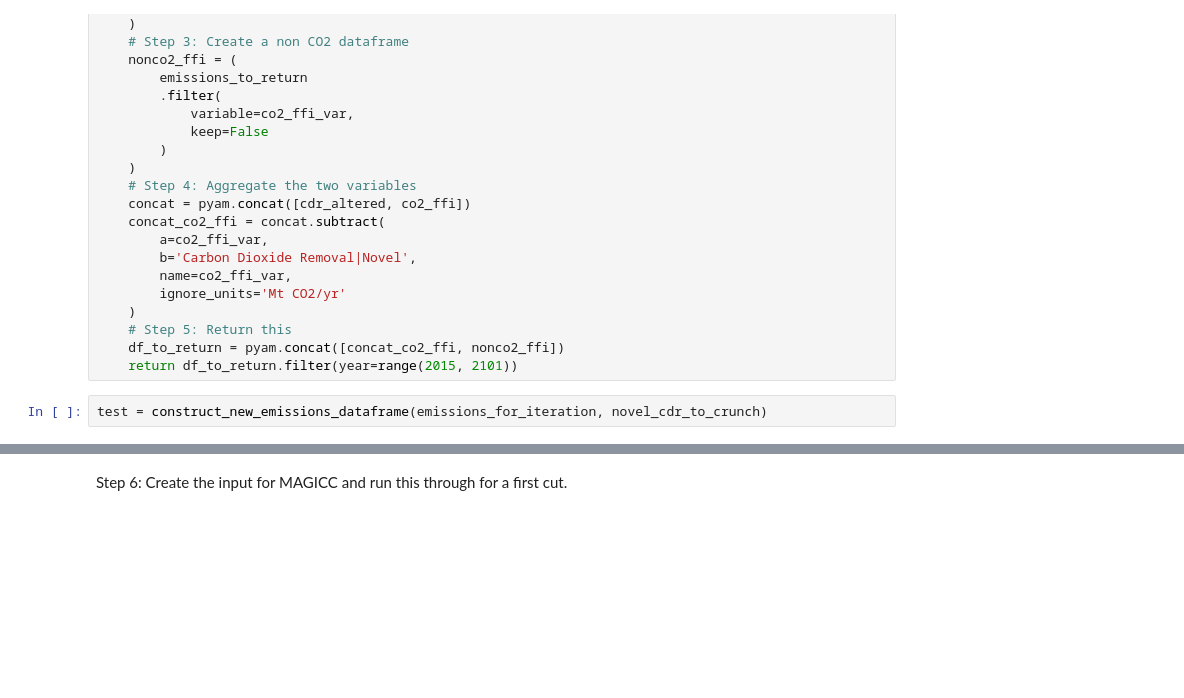
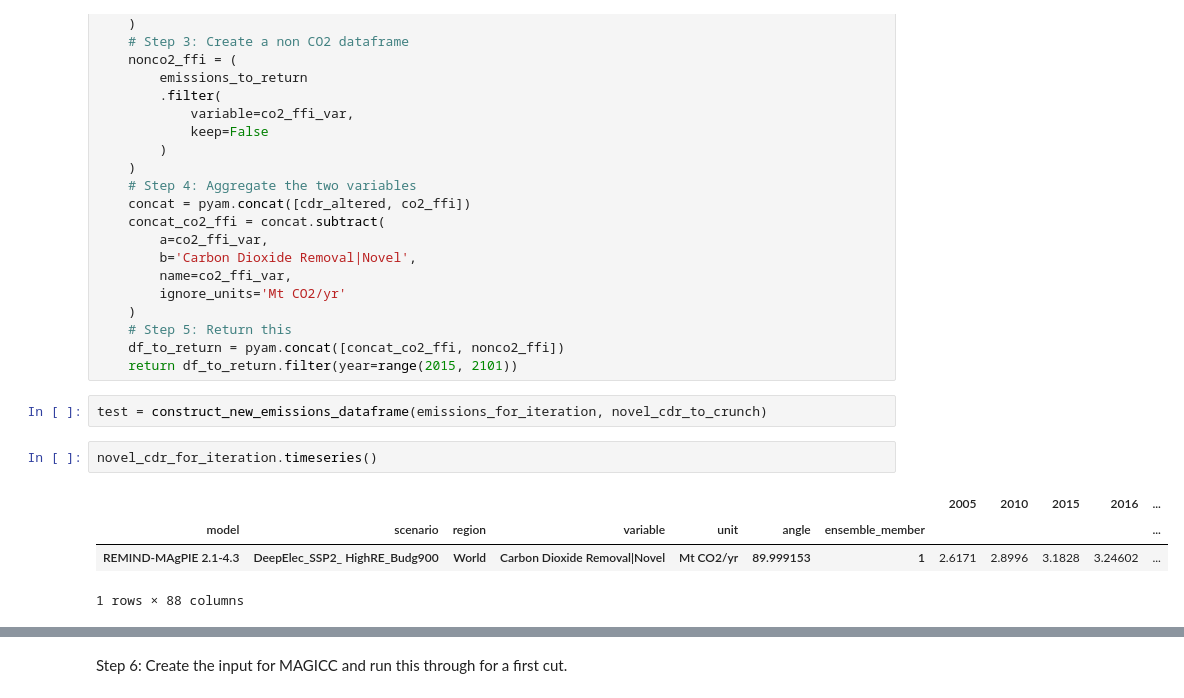
Before and after one commit to gaurav-ganti/cdr_climate_uncertainty, a Jupyter notebook: notebooks/403_iterate_for_cdr.ipynb, the cells around one changed output, grey strips where cells are left out. Saved outputs shown, nothing was run; the diff lists cells and outputs as text; blank space fills up the shorter version.

```diff
--- a/notebooks/403_iterate_for_cdr.ipynb
+++ b/notebooks/403_iterate_for_cdr.ipynb
@@ -205,6 +205,13 @@ def construct_new_emissions_dataframe(
     return df_to_return.filter(year=range(2015, 2101))
 # %%
 test = construct_new_emissions_dataframe(emissions_for_iteration, novel_cdr_to_crunch)
+# %%
+novel_cdr_for_iteration.timeseries()
+# %% [output]
+|  |  |  |  |  |  |  | 2005 | 2010 | 2015 | 2016 | ... |
+| model | scenario | region | variable | unit | angle | ensemble_member |  |  |  |  | ... |
+| REMIND-MAgPIE 2.1-4.3 | DeepElec_SSP2_ HighRE_Budg900 | World | Carbon Dioxide Removal|Novel | Mt CO2/yr | 89.999153 | 1 | 2.6171 | 2.8996 | 3.1828 | 3.24602 | ... |
+1 rows × 88 columns
 # %%
 fig, ax = plt.subplots()
 
```
Also changed, not shown: parts of 23 cells of this notebook.
